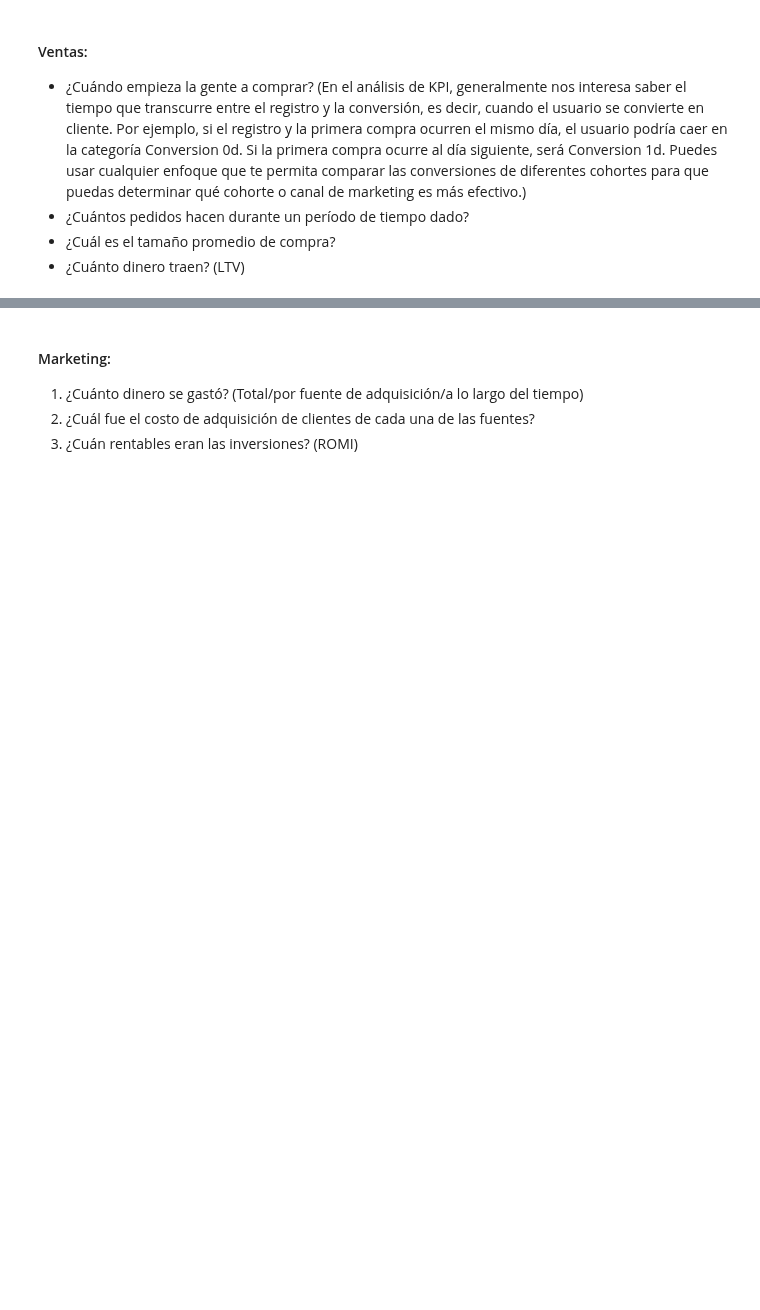
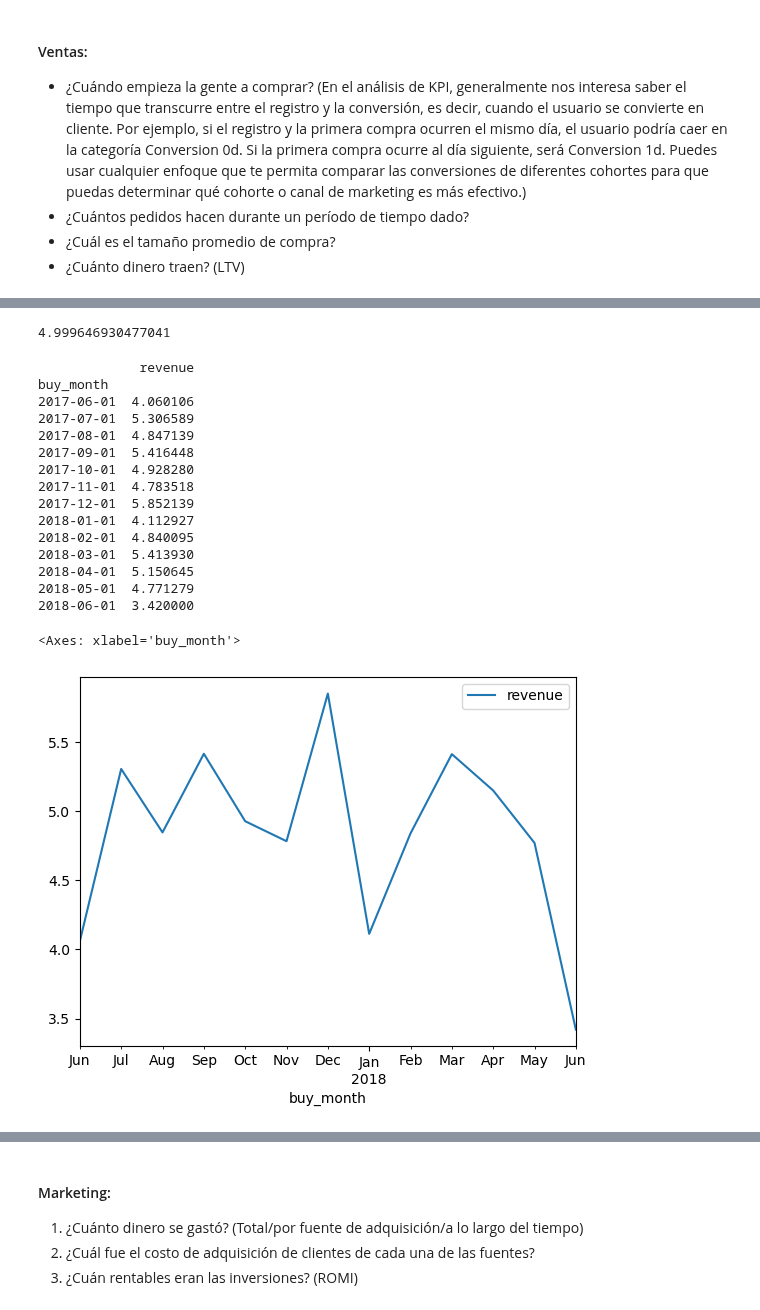
Before and after one commit to hukitan/tripleten, a Jupyter notebook: Proyectos_en_desarrollo/Proyecto 9/proyecto_9.ipynb, the cells around one changed output, grey strips where cells are left out. Cells and saved outputs as stored; diff of their text form; code cells hidden in the pictures; blank space fills up the shorter version.

```diff
--- a/Proyectos_en_desarrollo/Proyecto 9/proyecto_9.ipynb
+++ b/Proyectos_en_desarrollo/Proyecto 9/proyecto_9.ipynb
@@ -73,7 +87,7 @@ Duplicados:
 # %%
 orders = pd.read_csv("datasets/orders_log_us.csv")
 orders.columns = orders.columns.str.lower().str.replace(" ", "_")
-#orders["buy_ts"] = pd.to_datetime(orders["buy_ts"])
+orders["buy_ts"] = pd.to_datetime(orders["buy_ts"])
 looks(orders)
 # %% [output]
 Se ejecuta la descripcion de los datos:
@@ -216,9 +233,3 @@ dtype: float64
 - ¿Cuántos pedidos hacen durante un período de tiempo dado?
 - ¿Cuál es el tamaño promedio de compra?
 - ¿Cuánto dinero traen? (LTV)
-# %%
-# ¿Cuándo empieza la gente a comprar?
-
-frst_buy = orders.groupby('uid')['buy_ts'].min()
-frst_buy.name = 'first_order_date'
-orders = orders.join(frst_buy, on='uid')
@@ -268,0 +236,5 @@ KeyError: 'order_month'
+# %%
+orders["buy_dt"] = orders["buy_ts"].dt.date
+orders["buy_month"] = orders["buy_ts"].dt.to_period('M').dt.to_timestamp()
+
+orders
@@ -268,0 +387,28 @@ KeyError: 'order_month'
+# %%
+# ¿Cuál es el tamaño promedio de compra?
+buy_mean = orders['revenue'].mean()
+buy_mean
+# %% [output]
+4.999646930477041
+# %%
+rev_month = orders.pivot_table(index='buy_month', values= 'revenue', aggfunc='mean')
+print(rev_month)
+rev_month.plot()
+# %% [output]
+             revenue
+buy_month
+2017-06-01  4.060106
+2017-07-01  5.306589
+2017-08-01  4.847139
+2017-09-01  5.416448
+2017-10-01  4.928280
+2017-11-01  4.783518
+2017-12-01  5.852139
+2018-01-01  4.112927
+2018-02-01  4.840095
+2018-03-01  5.413930
+2018-04-01  5.150645
+2018-05-01  4.771279
+2018-06-01  3.420000
+<Axes: xlabel='buy_month'>
+[figure, added]
```
Also changed, not shown: parts of 20 cells of this notebook.
